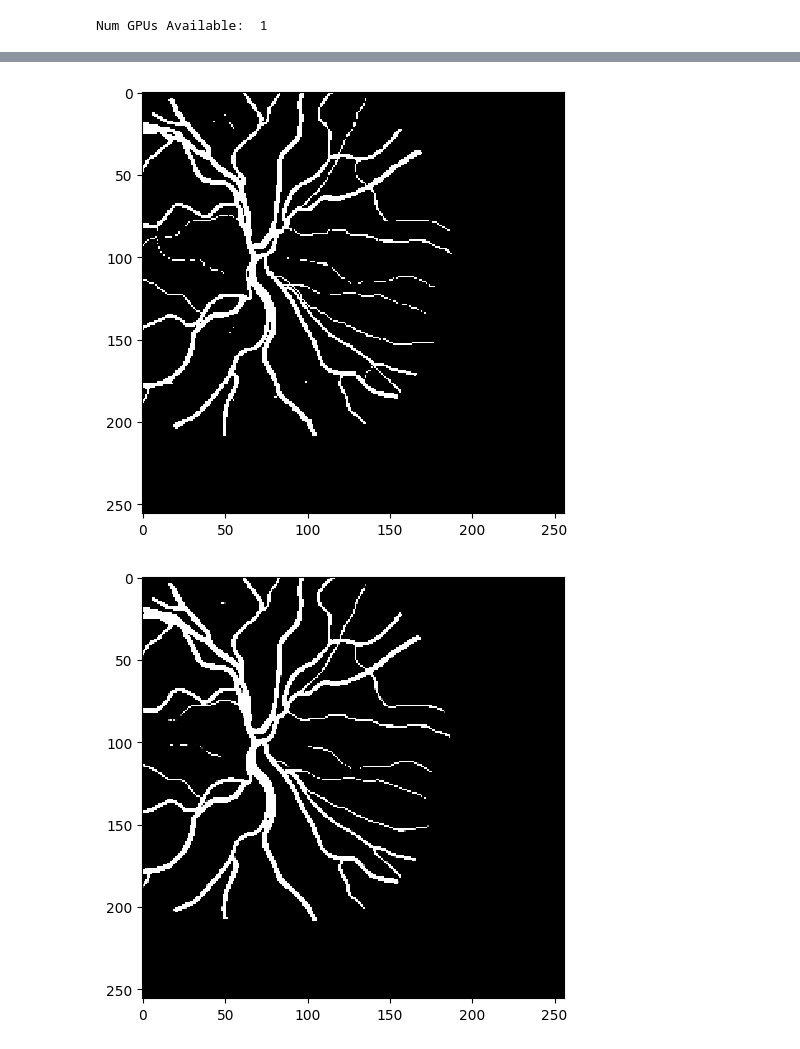
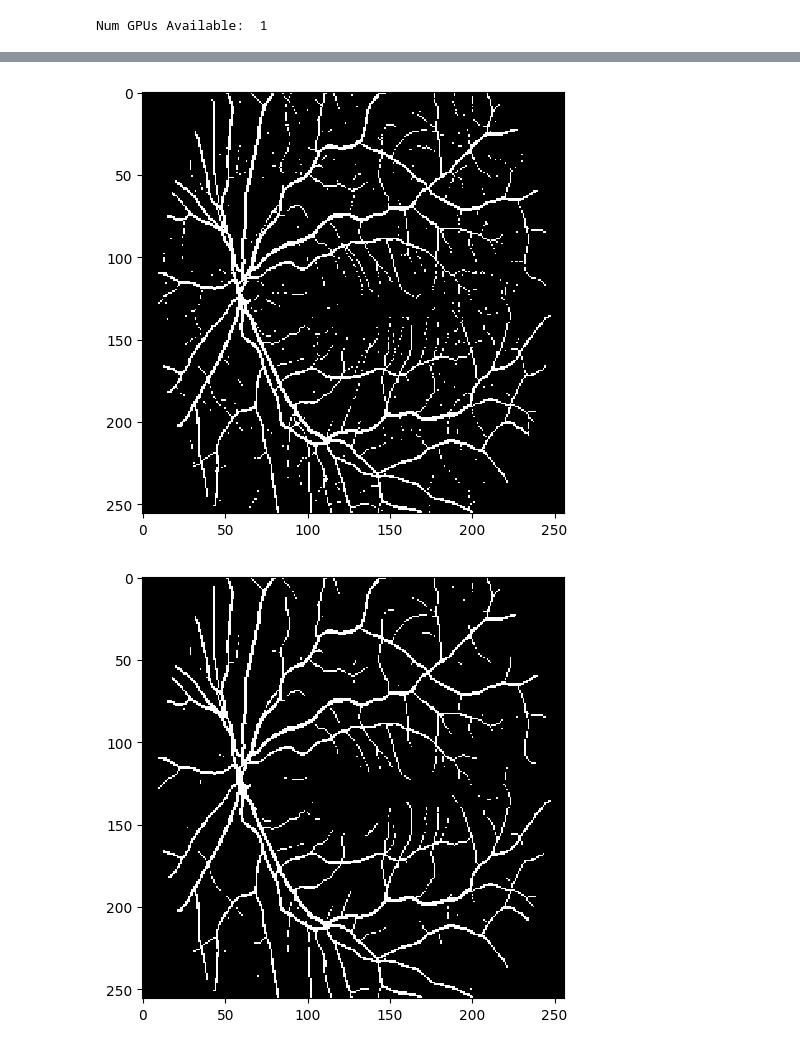
Before and after one commit to u-noob-i/Image-Segmentation, a Jupyter notebook: RetinaVesselSegmentationVGGUnet.ipynb, the cells around one changed output, grey strips where cells are left out. Cells and saved outputs as stored; diff of their text form; code cells hidden in the pictures.

```diff
--- a/RetinaVesselSegmentationVGGUnet.ipynb
+++ b/RetinaVesselSegmentationVGGUnet.ipynb
@@ -32,8 +32,8 @@ seed=42
 np.random.seed=seed
 # %%
 #Defining path and getting ids of images
-train_path='Augmented_Preprocessed/Train/Image'
-train_mask_path='Augmented_Preprocessed/Train/Mask'
+train_path='Preprocessed/Train/Image'
+train_mask_path='Preprocessed/Train/Mask'
 test_path='Preprocessed/Test/Image'
 test_mask_path='Preprocessed/Test/Mask'
 
@@ -71,11 +71,11 @@ from tensorflow.keras.callbacks import ModelCheckpoint, CSVLogger, ReduceLROnPla
 from Metrics import dice_coef, dice_loss, iou
 # %%
 #Defining parameters
-batch_size = 16
-lr = 1e-3
-num_epochs = 80
-model_path = os.path.join('vggpreprocessed.h5')
-csv_path = os.path.join('vggpreprocessed.csv')
+batch_size = 4
+lr = 1e-4
+num_epochs = 200
+# model_path = os.path.join('vggog.h5')
+# csv_path = os.path.join('vggog.csv')
 # %%
 from tensorflow.keras.layers import Conv2D, BatchNormalization, Activation, MaxPool2D, Conv2DTranspose, Concatenate, Input
 from tensorflow.keras.models import Model
@@ -122,8 +122,8 @@ def build_vgg16_unet(input_shape):
     model = Model(inputs, outputs, name="VGG16_U-Net")
     return model
 # %%
-input_shape = (height, width, 3)
-model = build_vgg16_unet(input_shape)
+# input_shape = (height, width, 3)
+# model = build_vgg16_unet(input_shape)
 model.compile(optimizer=Adam(lr), loss=dice_loss, metrics=[dice_coef, iou, Accuracy(), Recall(), Precision()])
 model.summary()
 # %% [output]
@@ -149,11 +149,11 @@ ________________________________________________________________________________
 checkpointer=tf.keras.callbacks.ModelCheckpoint('model_for_retina', verbose=1,save_best_only=True)
 
 callbacks=[
-    ModelCheckpoint(model_path, verbose=1, save_best_only=True),
-    tf.keras.callbacks.EarlyStopping(patience=50, monitor='val_loss'),
+#     ModelCheckpoint(model_path, verbose=1, save_best_only=True),
+    tf.keras.callbacks.EarlyStopping(patience=100, monitor='val_loss'),
     tf.keras.callbacks.TensorBoard(log_dir='logs'),
-    CSVLogger(csv_path),
+#     CSVLogger(csv_path),
 ]
 
-results=model.fit(X_train, Y_train, validation_split = 0.1, batch_size = batch_size, epochs = num_epochs, callbacks=callbacks)
+results=model.fit(X_train, Y_train, validation_split = 0.05, batch_size = batch_size, epochs = 100, callbacks=callbacks)
 # %% [output]
@@ -192,20 +192,20 @@ print(results)
 # %%
-from tensorflow import keras
+# from tensorflow import keras
 
-def get_model(model_name, compile = False):
-    return keras.models.load_model(model_name, compile=False)
+# def get_model(model_name, compile = False):
+#     return keras.models.load_model(model_name, compile=False)
 
-model = get_model('vggpreprocessed.h5', False)
+# model = get_model('vggwithoutaugment.h5', False)
 X = np.zeros((1, width, height, channels))
 X[0] = X_train[0]
 Y_pred = model.predict(X)
 imshow(Y_train[0])
 plt.show()
 imshow(Y_pred[0])
 plt.show()
 # %% [output]
-[figure, old version]
+[figure, new version]
-[figure, old version]
+[figure, new version]
 # %%
 %load_ext tensorboard
 %tensorboard --logdir={'logs'}
```
Also changed, not shown: parts of 7 cells of this notebook.
